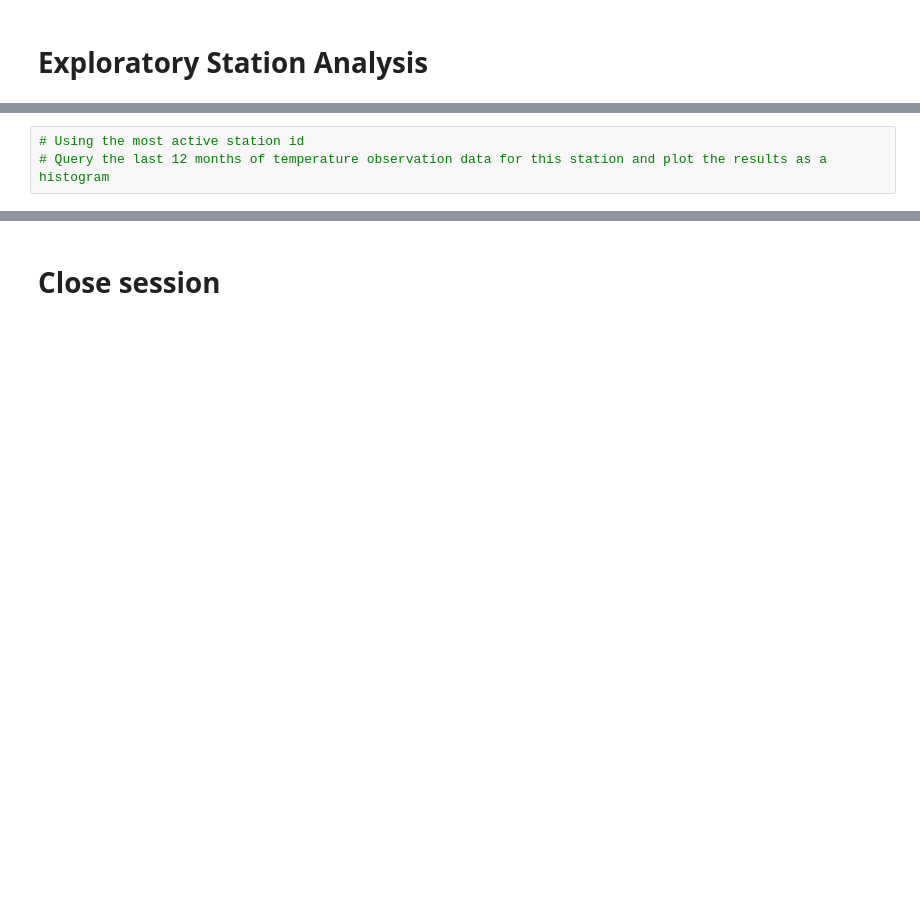
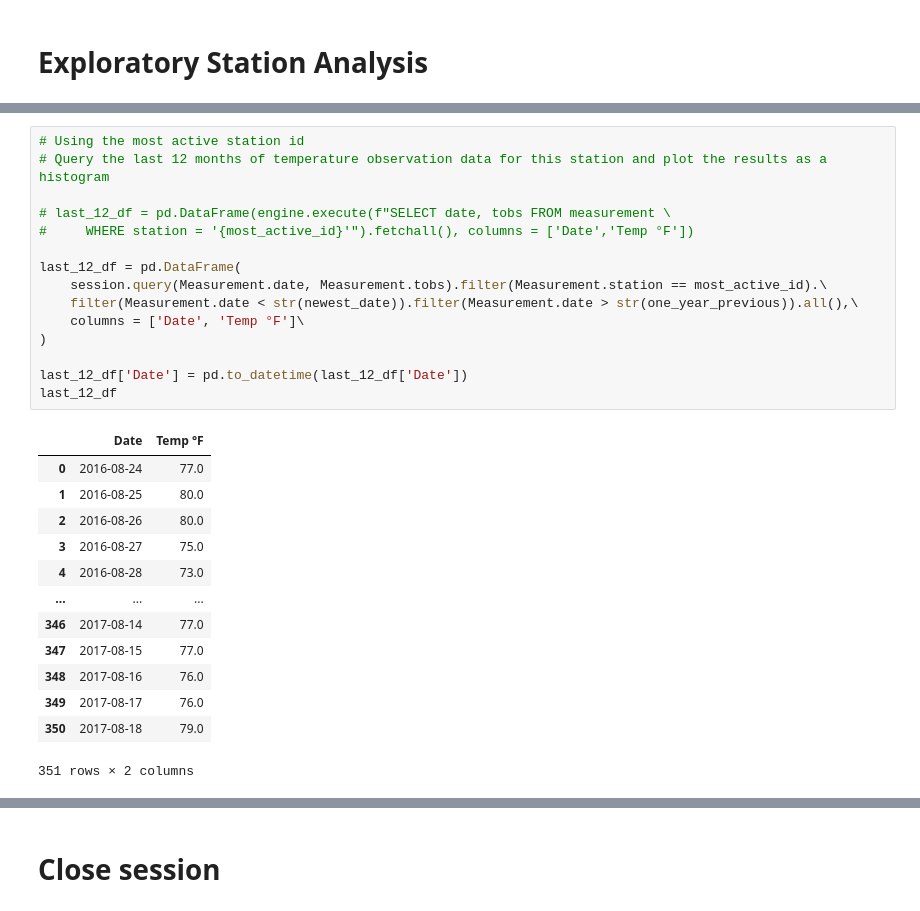
Before and after one commit to RL-Lane/SQLAlchemy-Weather-Analysis, a Jupyter notebook: climate.ipynb, the cells around one changed output, grey strips where cells are left out. Saved outputs shown, nothing was run; the diff lists cells and outputs as text; blank space fills up the shorter version.

```diff
--- a/climate.ipynb
+++ b/climate.ipynb
@@ -177,3 +213,29 @@ Name: prcp, dtype: float64
 # %%
 # Using the most active station id
 # Query the last 12 months of temperature observation data for this station and plot the results as a histogram
+
+# last_12_df = pd.DataFrame(engine.execute(f"SELECT date, tobs FROM measurement \
+#     WHERE station = '{most_active_id}'").fetchall(), columns = ['Date','Temp °F'])
+
+last_12_df = pd.DataFrame(
+    session.query(Measurement.date, Measurement.tobs).filter(Measurement.station == most_active_id).\
+    filter(Measurement.date < str(newest_date)).filter(Measurement.date > str(one_year_previous)).all(),\
+    columns = ['Date', 'Temp °F']\
+)
+
+last_12_df['Date'] = pd.to_datetime(last_12_df['Date'])
+last_12_df
+# %% [output]
+|  | Date | Temp °F |
+| 0 | 2016-08-24 | 77.0 |
+| 1 | 2016-08-25 | 80.0 |
+| 2 | 2016-08-26 | 80.0 |
+| 3 | 2016-08-27 | 75.0 |
+| 4 | 2016-08-28 | 73.0 |
+| ... | ... | ... |
+| 346 | 2017-08-14 | 77.0 |
+| 347 | 2017-08-15 | 77.0 |
+| 348 | 2017-08-16 | 76.0 |
+| 349 | 2017-08-17 | 76.0 |
+| 350 | 2017-08-18 | 79.0 |
+351 rows × 2 columns
```
Also changed, not shown: parts of 5 cells of this notebook, 1 other file.
